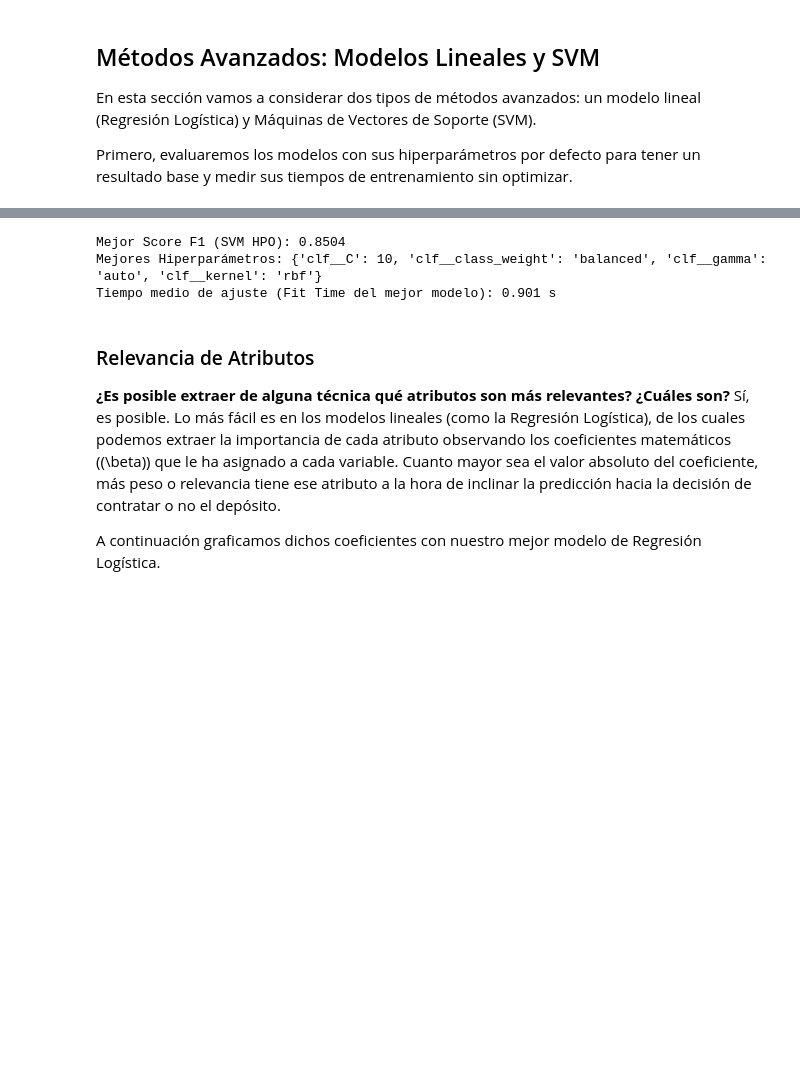
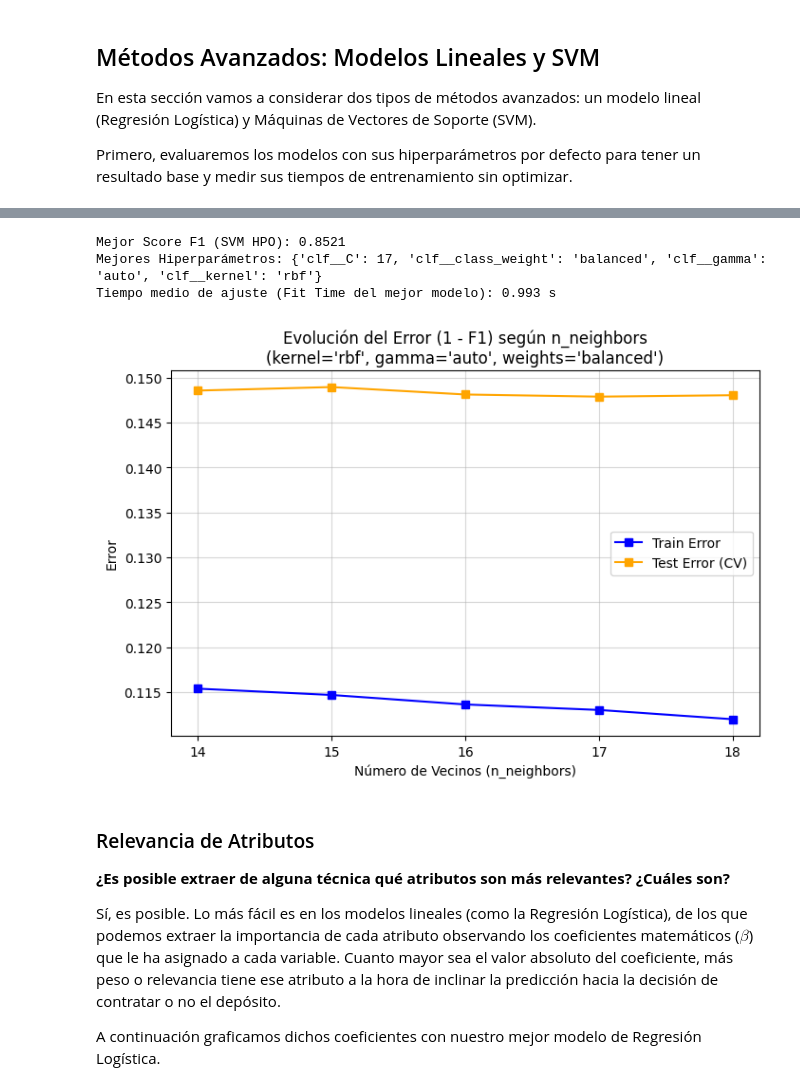
Before and after one commit to aleLobo31/UC3M_ML_P1_G26, a Jupyter notebook: notebooks/preprocessing.ipynb, the cells around one changed output, grey strips where cells are left out. Drawn from its saved outputs; the diff is of its cells as text; code cells hidden in the pictures; blank space fills up the shorter version.

```diff
--- a/notebooks/preprocessing.ipynb
+++ b/notebooks/preprocessing.ipynb
@@ -817,10 +912,10 @@ hpo_pipe_svm = create_train_pipeline("SVM")
 
 # Variamos el tipo de Kernel y Fuerza de Borde (C)
 svm_param_grid = {
-    'clf__C': [0.1, 1, 10],
+    'clf__C':  [14, 15, 16, 17, 18],
     'clf__kernel': ['linear', 'rbf'],
     'clf__class_weight': [None, 'balanced'],
-    'clf__gamma': ['scale', 'auto', 1, 0.1]
+    'clf__gamma': ['scale', 'auto']
 }
 
 # Buscamos los mejores hiperparámetros para el SVM
@@ -835,14 +930,53 @@ print(f"\nMejor Score F1 (SVM HPO): {round(svm_grid.best_score_, 4)}")
 print(f"Mejores Hiperparámetros: {svm_grid.best_params_}")
 print(f"Tiempo medio de ajuste (Fit Time del mejor modelo): {round(tiempo_ajuste_svm, 3)} s")
 # %% [output]
-Mejor Score F1 (SVM HPO): 0.8504
-Mejores Hiperparámetros: {'clf__C': 10, 'clf__class_weight': 'balanced', 'clf__gamma': 'auto', 'clf__kernel': 'rbf'}
-Tiempo medio de ajuste (Fit Time del mejor modelo): 0.901 s
+Mejor Score F1 (SVM HPO): 0.8521
+Mejores Hiperparámetros: {'clf__C': 17, 'clf__class_weight': 'balanced', 'clf__gamma': 'auto', 'clf__kernel': 'rbf'}
+Tiempo medio de ajuste (Fit Time del mejor modelo): 0.993 s
+# %%
+# Convertimos el diccionario de resultados a un DataFrame para manejarlo fácilmente
+svm_resultados_df = pd.DataFrame(svm_grid.cv_results_)
+
+# Obtenemos los mejores parámetros fijos detectados
+mejor_kernel = svm_grid.best_params_['clf__kernel']
+mejor_gamma = svm_grid.best_params_['clf__gamma']
+mejores_pesos_svm = svm_grid.best_params_['clf__class_weight']
+
+# Filtramos los datos ceteris paribus (dejando fijo l1_ratio y class_weight)
+svm_datos_filtrados = svm_resultados_df[
+    (svm_resultados_df['param_clf__kernel'] == mejor_kernel) &
+    (svm_resultados_df['param_clf__gamma'] == mejor_gamma) &
+    (svm_resultados_df['param_clf__class_weight'] == mejores_pesos_svm)
+].copy()
+
+# Ordenamos por n_neighbors de menor a mayor para que la línea de la gráfica se trace bien
+svm_datos_filtrados = svm_datos_filtrados.sort_values(by='param_clf__C')
+
+# Extraemos el eje X
+fuerzas_bordes = svm_datos_filtrados['param_clf__C']
+
+# Calculamos los errores correspondientes
+svm_error_train = 1 - svm_datos_filtrados['mean_train_score']
+svm_error_test = 1 - svm_datos_filtrados['mean_test_score']
+
+# Graficamos los datos de de Train y Validación/Test
+plt.figure(figsize=(8, 5))
+plt.plot(fuerzas_bordes, svm_error_train, marker='s', linestyle='-', color='blue', label='Train Error')
+plt.plot(fuerzas_bordes, svm_error_test, marker='s', linestyle='-', color='orange', label='Test Error (CV)')
+plt.title(f"Evolución del Error (1 - F1) según n_neighbors\n(kernel='{mejor_kernel}', gamma='{mejor_gamma}', weights='{mejores_pesos_svm}')")
+plt.xlabel("Número de Vecinos (n_neighbors)")
+plt.ylabel("Error")
+plt.xticks(fuerzas_bordes)
+plt.legend()
+plt.grid(True, alpha=0.5)
+# %% [output]
+[figure, added]
 # %% [markdown]
 ### Relevancia de Atributos
 
 **¿Es posible extraer de alguna técnica qué atributos son más relevantes? ¿Cuáles son?**
-Sí, es posible. Lo más fácil es en los modelos lineales (como la Regresión Logística), de los cuales podemos extraer la importancia de cada atributo observando los coeficientes matemáticos (\(\beta\)) que le ha asignado a cada variable. Cuanto mayor sea el valor absoluto del coeficiente, más peso o relevancia tiene ese atributo a la hora de inclinar la predicción hacia la decisión de contratar o no el depósito.
+
+Sí, es posible. Lo más fácil es en los modelos lineales (como la Regresión Logística), de los que podemos extraer la importancia de cada atributo observando los coeficientes matemáticos ($\beta$) que le ha asignado a cada variable. Cuanto mayor sea el valor absoluto del coeficiente, más peso o relevancia tiene ese atributo a la hora de inclinar la predicción hacia la decisión de contratar o no el depósito.
 
 A continuación graficamos dichos coeficientes con nuestro mejor modelo de Regresión Logística.
 # %%
```
Also changed, not shown: parts of 27 cells of this notebook, 1 other file.
